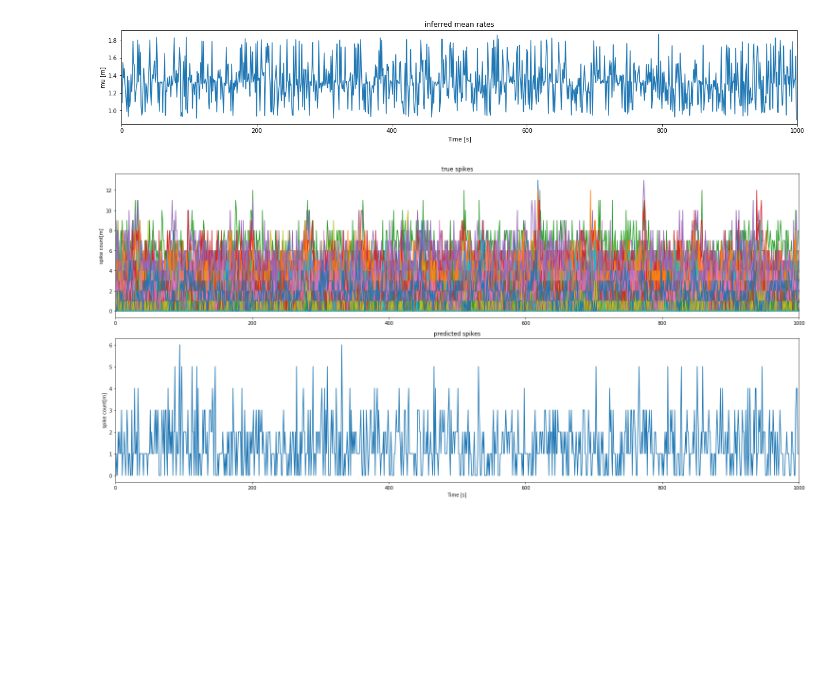
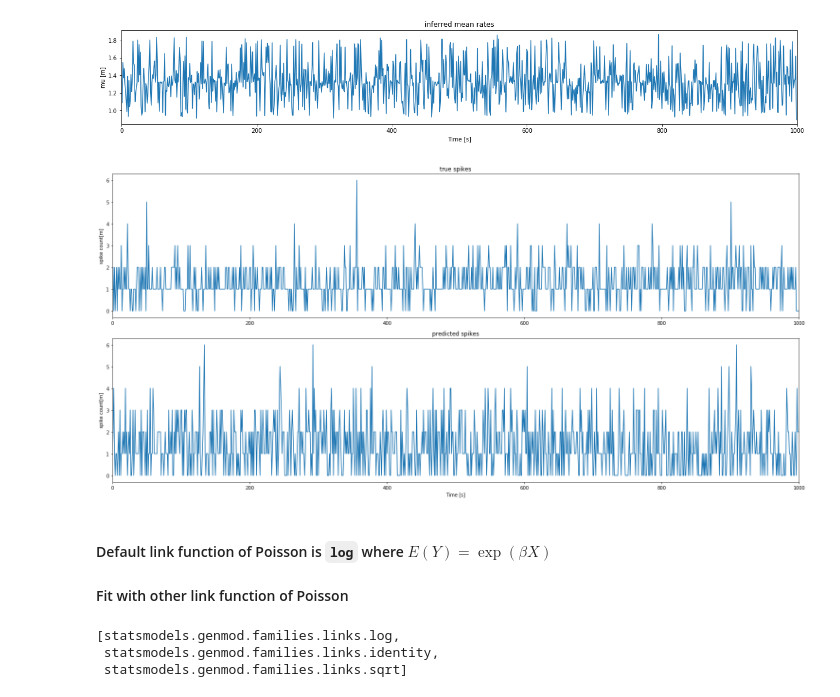
Before and after one commit to zqwei/Janelia-Lectures, a Jupyter notebook: 2018-Machine_learning/lecture_2/NeuralML.ipynb, the cells around one changed output. Saved outputs shown, nothing was run; the diff lists cells and outputs as text; code cells hidden in the pictures; blank space fills up the shorter version.

```diff
--- a/2018-Machine_learning/lecture_2/NeuralML.ipynb
+++ b/2018-Machine_learning/lecture_2/NeuralML.ipynb
@@ -180,15 +193,12 @@ for train_index, test_index in tscv.split(t):
     Y_train, Y_test = Y[train_index], Y[test_index]
     t_train, t_test = t[train_index], t[test_index]
 
-    """
-    Fit your linear regression model here, extract relevant metrics and plot test performance.
-    """
     m_.fit(X_train, Y_train)
     Y_predict = m_.predict(X_test)
     _ = score_positions(Y_test, Y_predict)
-#     print_scores(_, label)
     score_.append(_)
-#     plot_positions(t_test, Y_test, Y_predict)
+    # print_scores(_, label)
+    # plot_positions(t_test, Y_test, Y_predict)
 
 label_ = ['avg MSE', 'avg AE', 'avg COD', 'avg MAPE']
 print_scores(np.array(score_).mean(axis=0), label_)
@@ -213,7 +225,7 @@ t = m1['time']
 # Generate 5 different splits of your data into train and test data sets for cross validation
 tscv = TimeSeriesSplit(n_splits=5)
 
-m_ = linear_model.MultiTaskLassoCV()
+m_ = linear_model.MultiTaskLassoCV() # This is wired to use CV over CV
 score_ = []
 label = ['MSE', 'MAE', 'COD', 'MAPE']
 avg_neuron_weights = []
@@ -233,9 +245,9 @@ for train_index, test_index in tscv.split(t):
     Y_predict = m_.predict(X_test)
     avg_neuron_weights.append(np.mean(m_.coef_, axis=0))
     _ = score_positions(Y_test, Y_predict)
-    print_scores(_, label)
     score_.append(_)
-    plot_positions(t_test, Y_test, Y_predict)
+    # print_scores(_, label)
+    # plot_positions(t_test, Y_test, Y_predict)
 
 label_ = ['avg MSE', 'avg AE', 'avg COD', 'avg MAPE']
 print_scores(np.array(score_).mean(axis=0), label_)
@@ -293,6 +280,7 @@ t = m1['time']
 
 # Generate 5 different splits of your data into train and test data sets
 tscv = TimeSeriesSplit(n_splits=5)
+scores=[]
 
 # iterate through time splits and train/predict
 for train_index, test_index in tscv.split(t):
@@ -316,11 +304,11 @@ for train_index, test_index in tscv.split(t):
 
     (mse, mae, cod, mape) = score_positions(Y_test, Y_predict)
     scores.append([mse, mae, cod, mape])
-    print("MSE: {0}".format(mse))
-    print("MAE: {0}".format(mae))
-    print("COD: {0}".format(cod))
-    print("MAPE: {0}".format(mape))
-    plot_positions(t_test, Y_test, Y_predict)
+#     print("MSE: {0}".format(mse))
+#     print("MAE: {0}".format(mae))
+#     print("COD: {0}".format(cod))
+#     print("MAPE: {0}".format(mape))
+#     plot_positions(t_test, Y_test, Y_predict)
 
 scores = np.array(scores)
 avg_scores = np.mean(scores, axis=0)
@@ -503,5 +461,5 @@ for i, ind in enumerate(best_neurons):
 
     poisson_model_comb, results_comb, rate_pred_comb, data_comb = \
     run_model(best_neurons[i], X, Y_comb, Y_comb_dummy, xx_cart_coord)
-    title = 'neuron ' + str(ind)
-    plot_predictions(rate_pred_cart,rate_pred_radial,rate_pred_comb, xx_cart_coord, title)
+#     title = 'neuron ' + str(ind)
+#     plot_predictions(rate_pred_cart,rate_pred_radial,rate_pred_comb, xx_cart_coord, title)
@@ -536,20 +482,30 @@ plt.show()
 # %%
 # sample from the inferred distribution
 fig = plt.figure(figsize = (21, 10))
 title = 'inferred mean rates'
 minmax = (0, 1000)
+X_test = data_cart[1]
 fig.add_subplot(2,1,1)
 plt.plot(X_test[minmax[0]:minmax[1]])
 # plt.xlabel('Time [s]')
 plt.title('true spikes')
 plt.ylabel('spike count[m]')
 plt.xlim([minmax[0],minmax[1]])
 fig.add_subplot(2,1,2)
 plt.plot(samples[minmax[0]:minmax[1]])
 plt.xlabel('Time [s]')
 plt.title('predicted spikes')
 plt.ylabel('spike count[m]')
 plt.xlim([minmax[0],minmax[1]])
 plt.tight_layout()
 # %% [output]
-[figure, old version]
+[figure, new version]
+# %% [markdown]
+#### Default link function of Poisson is `log` where $E(Y) = \exp(\beta X)$
+#### Fit with other link function of Poisson
+# %%
+sm.families.family.Poisson.links
+# %% [output]
+[statsmodels.genmod.families.links.log,
+ statsmodels.genmod.families.links.identity,
+ statsmodels.genmod.families.links.sqrt]
```
Also changed, not shown: parts of 14 cells of this notebook, 1 other file.
